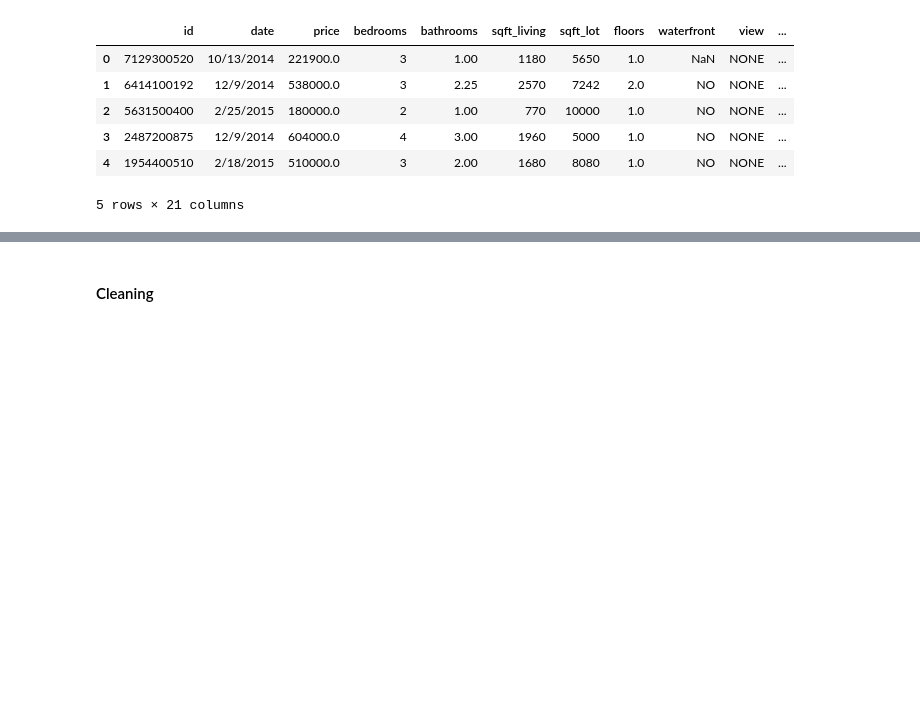
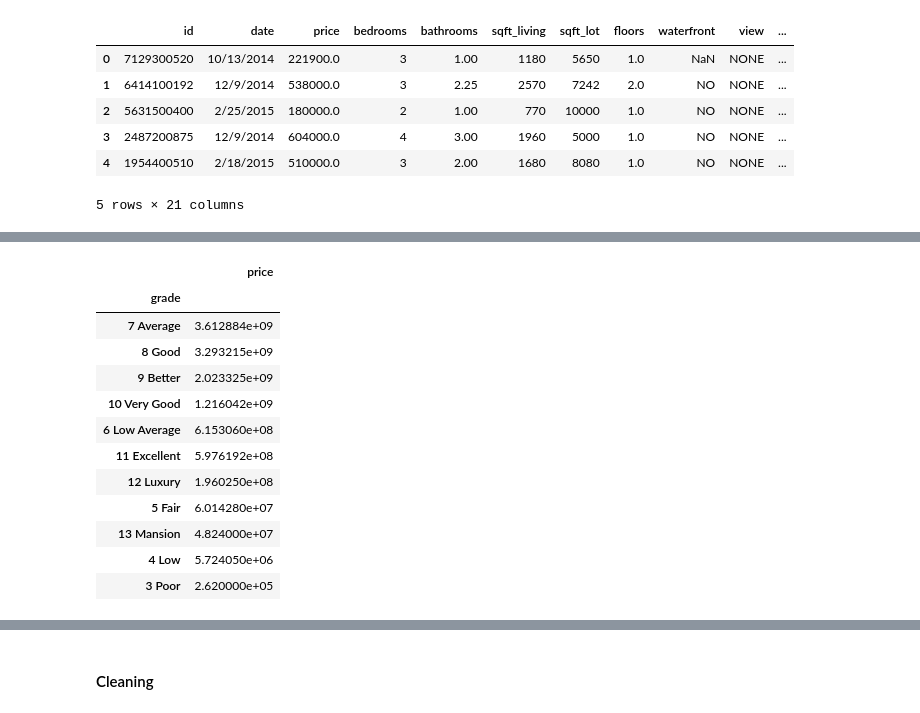
Before and after one commit to ssaeed85/dsc-ph2-KingsCountyRealEstate, a Jupyter notebook: Workspace/Zach/Scrapwork.ipynb, the cells around one changed output, grey strips where cells are left out. Cells and saved outputs as stored; diff of their text form; code cells hidden in the pictures; blank space fills up the shorter version.

```diff
--- a/Workspace/Zach/Scrapwork.ipynb
+++ b/Workspace/Zach/Scrapwork.ipynb
@@ -22,0 +38,17 @@ df.head()
+# %%
+df2 = df.filter(['price', 'grade'])
+df2.groupby(['grade']).sum().sort_values(['price'], ascending=False)
+# %% [output]
+|  | price |
+| grade |  |
+| 7 Average | 3.612884e+09 |
+| 8 Good | 3.293215e+09 |
+| 9 Better | 2.023325e+09 |
+| 10 Very Good | 1.216042e+09 |
+| 6 Low Average | 6.153060e+08 |
+| 11 Excellent | 5.976192e+08 |
+| 12 Luxury | 1.960250e+08 |
+| 5 Fair | 6.014280e+07 |
+| 13 Mansion | 4.824000e+07 |
+| 4 Low | 5.724050e+06 |
+| 3 Poor | 2.620000e+05 |
```
Also changed, not shown: parts of 52 cells of this notebook, 3 other files.
